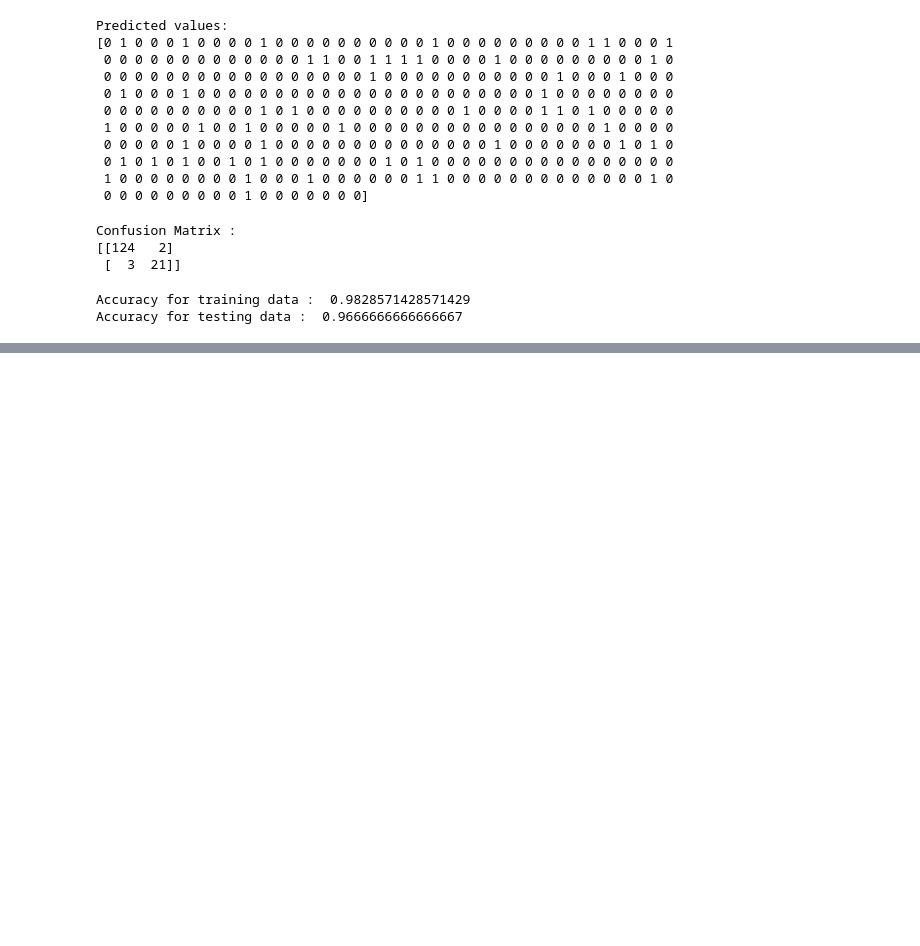
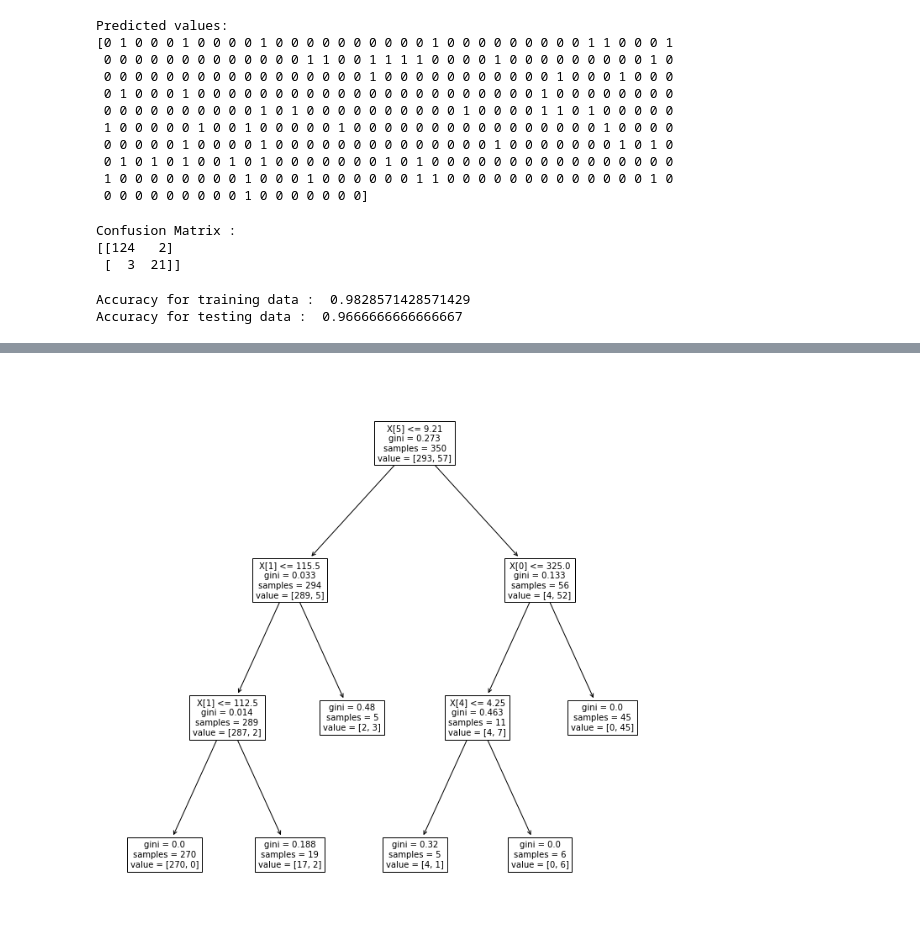
Before and after one commit to Sharvinp/College, a Jupyter notebook: DecisionTree.ipynb, the cells around one changed output, grey strips where cells are left out. Drawn from its saved outputs; the diff is of its cells as text; code cells hidden in the pictures; blank space fills up the shorter version.

```diff
--- a/DecisionTree.ipynb
+++ b/DecisionTree.ipynb
@@ -201,0 +195,6 @@ tree.plot_tree(clf_entropy)
+# %%
+plt.figure(figsize=(12,12))
+tree.plot_tree(clf_gini, fontsize=10)
+plt.show()
+# %% [output]
+[figure, added]
```
Also changed, not shown: parts of 12 cells of this notebook.
